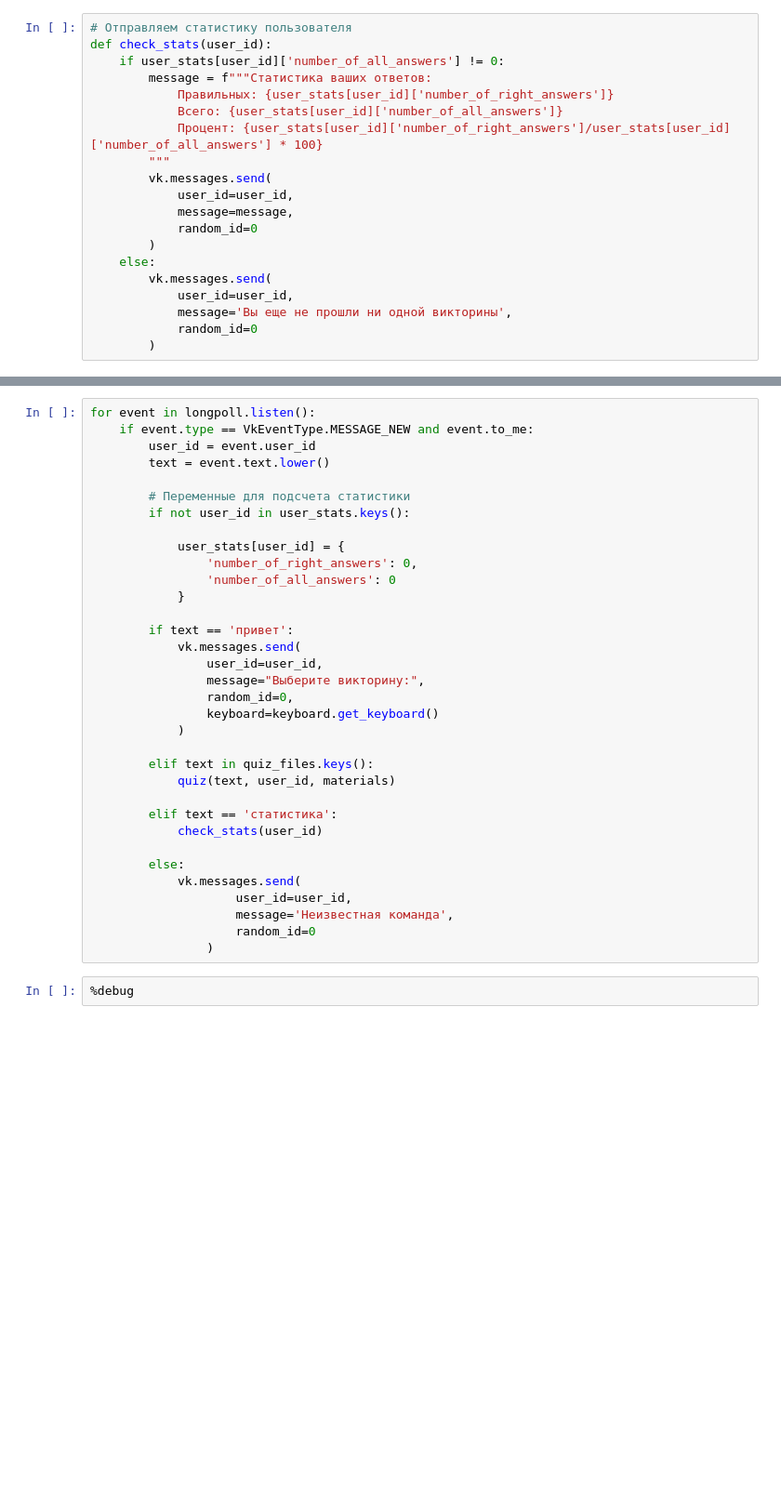
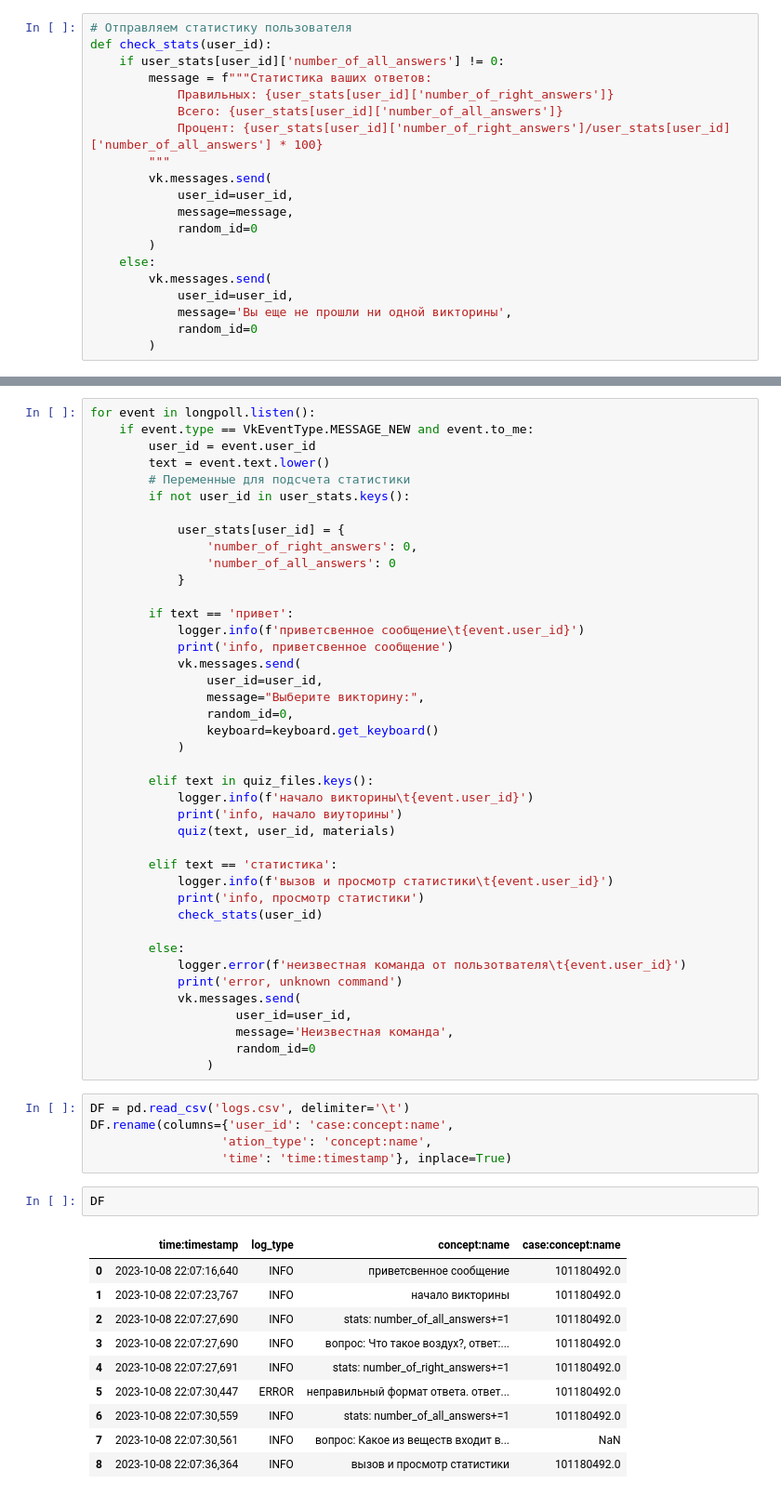
Before and after one commit to sashaboriskin/university_data_analisys, a Jupyter notebook: 3_lesson/vk_bot.ipynb, the cells around one changed output, grey strips where cells are left out. Shown at 93% size. Drawn from its saved outputs; the diff is of its cells as text; blank space fills up the shorter version.

```diff
--- a/3_lesson/vk_bot.ipynb
+++ b/3_lesson/vk_bot.ipynb
@@ -123,7 +163,6 @@ for event in longpoll.listen():
     if event.type == VkEventType.MESSAGE_NEW and event.to_me:
         user_id = event.user_id
         text = event.text.lower()
-
         # Переменные для подсчета статистики
         if not user_id in user_stats.keys():
 
@@ -133,6 +172,8 @@ for event in longpoll.listen():
             }
 
         if text == 'привет':
+            logger.info(f'приветсвенное сообщение\t{event.user_id}')
+            print('info, приветсвенное сообщение')
             vk.messages.send(
                 user_id=user_id,
                 message="Выберите викторину:",
@@ -141,16 +182,38 @@ for event in longpoll.listen():
             )
 
         elif text in quiz_files.keys():
+            logger.info(f'начало викторины\t{event.user_id}')
+            print('info, начало виуторины')
             quiz(text, user_id, materials)
 
         elif text == 'статистика':
+            logger.info(f'вызов и просмотр статистики\t{event.user_id}')
+            print('info, просмотр статистики')
             check_stats(user_id)
 
         else:
+            logger.error(f'неизвестная команда от пользотвателя\t{event.user_id}')
+            print('error, unknown command')
             vk.messages.send(
                     user_id=user_id,
                     message='Неизвестная команда',
                     random_id=0
                 )
-# %%
-%debug
+# %%
+DF = pd.read_csv('logs.csv', delimiter='\t')
+DF.rename(columns={'user_id': 'case:concept:name',
+                  'ation_type': 'concept:name',
+                  'time': 'time:timestamp'}, inplace=True)
+# %%
+DF
+# %% [output]
+|  | time:timestamp | log_type | concept:name | case:concept:name |
+| 0 | 2023-10-08 22:07:16,640 | INFO | приветсвенное сообщение | 101180492.0 |
+| 1 | 2023-10-08 22:07:23,767 | INFO | начало викторины | 101180492.0 |
+| 2 | 2023-10-08 22:07:27,690 | INFO | stats: number_of_all_answers+=1 | 101180492.0 |
+| 3 | 2023-10-08 22:07:27,690 | INFO | вопрос: Что такое воздух?, ответ:... | 101180492.0 |
+| 4 | 2023-10-08 22:07:27,691 | INFO | stats: number_of_right_answers+=1 | 101180492.0 |
+| 5 | 2023-10-08 22:07:30,447 | ERROR | неправильный формат ответа. ответ... | 101180492.0 |
+| 6 | 2023-10-08 22:07:30,559 | INFO | stats: number_of_all_answers+=1 | 101180492.0 |
+| 7 | 2023-10-08 22:07:30,561 | INFO | вопрос: Какое из веществ входит в... | NaN |
+| 8 | 2023-10-08 22:07:36,364 | INFO | вызов и просмотр статистики | 101180492.0 |
```
Also changed, not shown: parts of 6 cells of this notebook, 3 other files.
